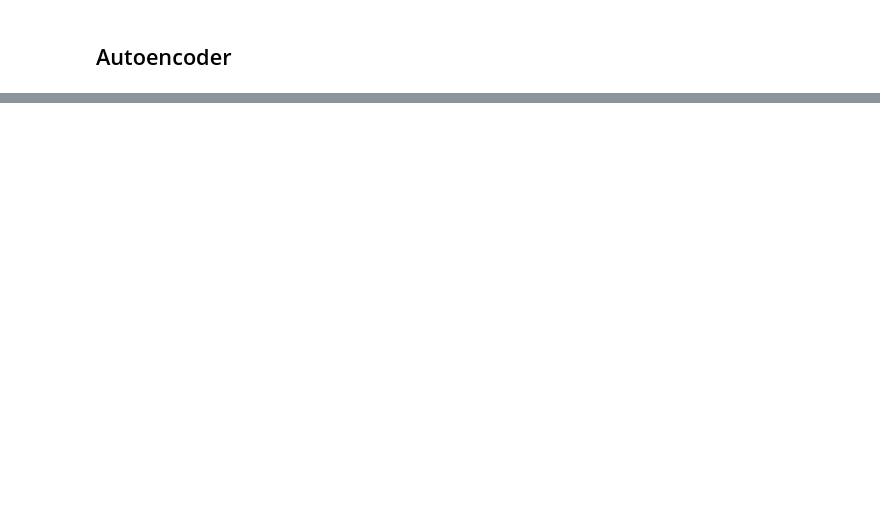
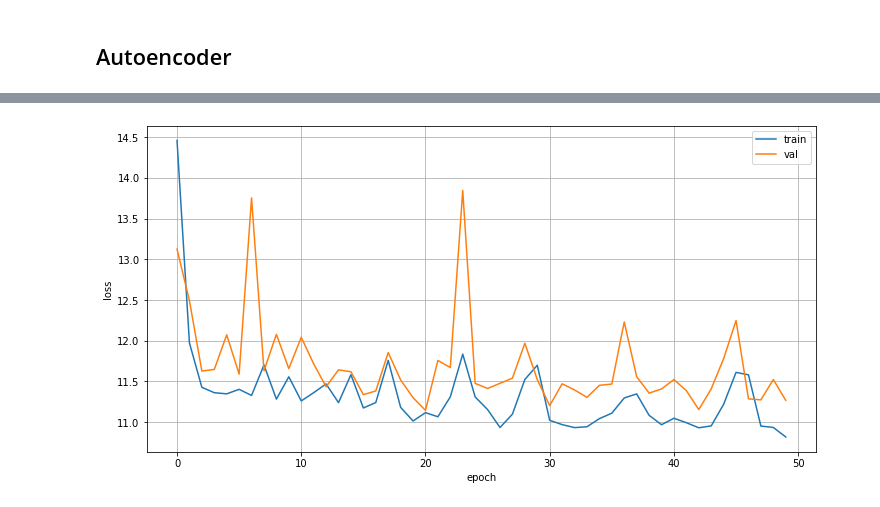
Before and after one commit to htbrandao/ppgi, a Jupyter notebook: modelagem/notebooks/02_modelagem.ipynb, the cells around one changed output, grey strips where cells are left out. Cells and saved outputs as stored; diff of their text form; code cells hidden in the pictures; blank space fills up the shorter version.

Commit message:
definir autoencoder; continuar modelagem

```diff
--- a/modelagem/notebooks/02_modelagem.ipynb
+++ b/modelagem/notebooks/02_modelagem.ipynb
@@ -202,0 +185,15 @@ with tf.device(device_name=PHYS_DEVICE_NAME):
+# %%
+input_layer = K.Input(shape=(120,))
+
+e1 = layers.Dense(60)(input_layer)
+e2 = layers.Dense(30)(e1)
+encoded = layers.Dense(12)(e2)
+
+d1 = layers.Dense(30)(encoded)
+d2 = layers.Dense(60)(d1)
+decoded = layers.Dense(120)(d2)
+
+autoencoder = K.Model(input_layer, decoded, name='autoencoder')
+autoencoder.compile(optimizer='adam', loss='mse')
+
+autoencoder.summary()
@@ -202,0 +218,12 @@ with tf.device(device_name=PHYS_DEVICE_NAME):
+# %%
+%%time
+
+with tf.device(PHYS_DEVICE_NAME):
+    K.backend.clear_session()
+    history = autoencoder.fit(x=xtrain,
+                              y=xtrain,
+                              epochs=50,
+                              batch_size=6,
+                              shuffle=True,
+                              validation_data=(xtest, xtest)
+                             )
@@ -202,0 +248,13 @@ with tf.device(device_name=PHYS_DEVICE_NAME):
+# %%
+plt.figure(figsize=(12, 6))
+
+plt.plot(history.history['loss'])
+plt.plot(history.history['val_loss'])
+plt.legend(['train', 'val'], loc='upper right')
+plt.xlabel('epoch')
+plt.ylabel('loss')
+
+plt.grid()
+plt.show()
+# %% [output]
+[figure, added]
```
Also changed, not shown: parts of 8 cells of this notebook.
